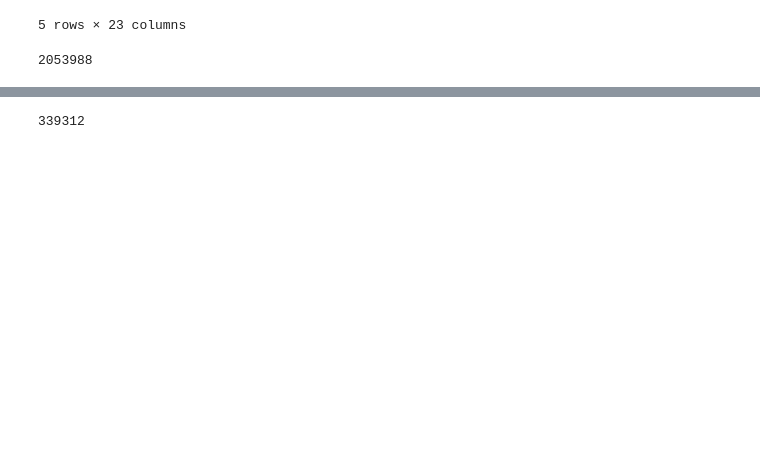
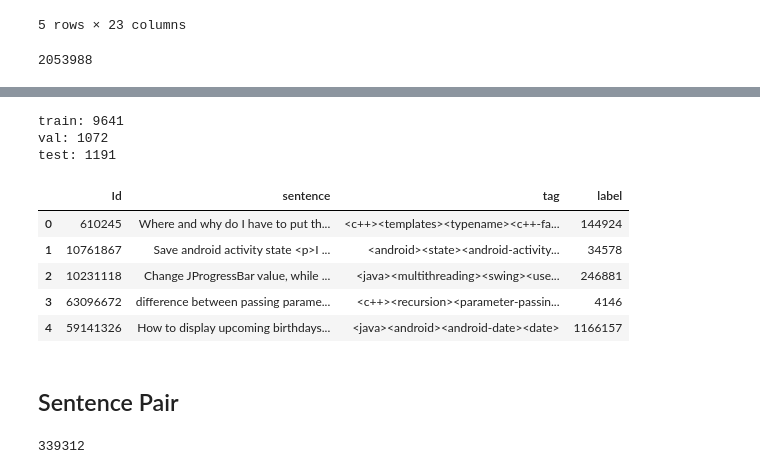
Before and after one commit to NoleWang/Respondent_Recommendation, a Jupyter notebook: Data/tools/LinkedQuestion.ipynb, the cells around one changed output, grey strips where cells are left out. Drawn from its saved outputs; the diff is of its cells as text; code cells hidden in the pictures; blank space fills up the shorter version.

```diff
--- a/Data/tools/LinkedQuestion.ipynb
+++ b/Data/tools/LinkedQuestion.ipynb
@@ -74,0 +210,17 @@ df_st["hasRelatedPost"] = hasRelatedPost
+# %%
+print("train:",len(train))
+print("val:",len(val))
+print("test:",len(test))
+# %% [output]
+train: 9641
+val: 1072
+test: 1191
+# %%
+train.head()
+# %% [output]
+|  | Id | sentence | tag | label |
+| 0 | 610245 | Where and why do I have to put th... | <c++><templates><typename><c++-fa... | 144924 |
+| 1 | 10761867 | Save android activity state <p>I ... | <android><state><android-activity... | 34578 |
+| 2 | 10231118 | Change JProgressBar value, while ... | <java><multithreading><swing><use... | 246881 |
+| 3 | 63096672 | difference between passing parame... | <c++><recursion><parameter-passin... | 4146 |
+| 4 | 59141326 | How to display upcoming birthdays... | <java><android><android-date><date> | 1166157 |
@@ -75,3 +231,5 @@ df_st["hasRelatedPost"] = hasRelatedPost
+# %% [markdown]
+## Sentence Pair
 # %%
 len(df_st[df_st["hasRelatedPost"] == 'Y'])
 # %% [output]
```
Also changed, not shown: parts of 24 cells of this notebook, 2 other files.
